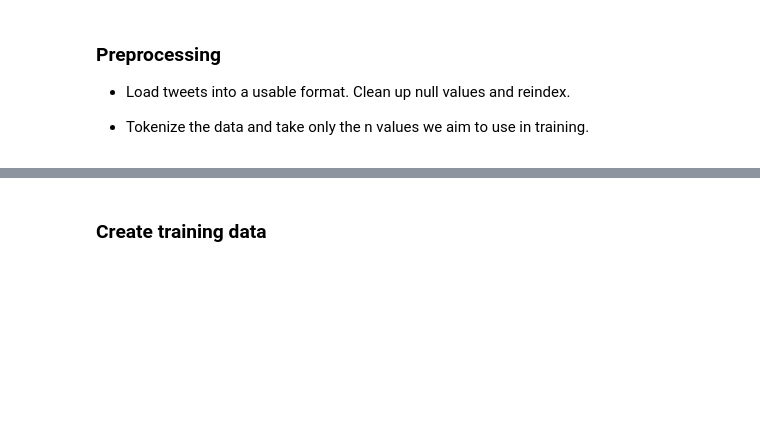
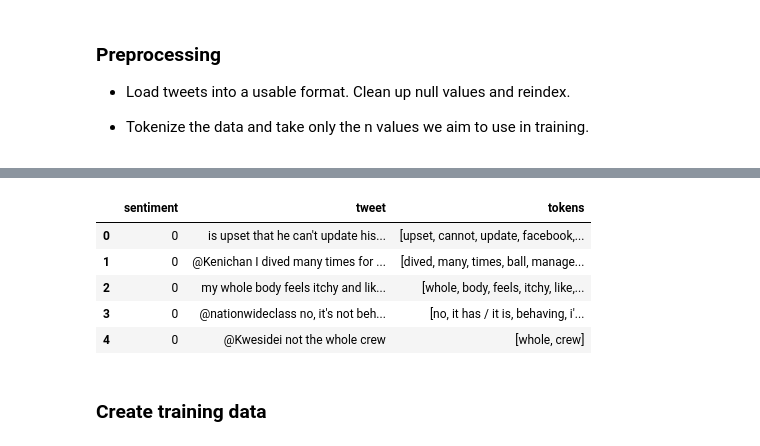
Before and after one commit to malits/sonar, a Jupyter notebook: notebooks/sentiment_analysis.ipynb, the cells around one changed output, grey strips where cells are left out. Saved outputs shown, nothing was run; the diff lists cells and outputs as text; code cells hidden in the pictures; blank space fills up the shorter version.

```diff
--- a/notebooks/sentiment_analysis.ipynb
+++ b/notebooks/sentiment_analysis.ipynb
@@ -224,3 +231,12 @@ See the caveats in the documentation: http://pandas.pydata.org/pandas-docs/stabl
+# %%
+processed.head(5)
+# %% [output]
+|  | sentiment | tweet | tokens |
+| 0 | 0 | is upset that he can't update his... | [upset, cannot, update, facebook,... |
+| 1 | 0 | @Kenichan I dived many times for ... | [dived, many, times, ball, manage... |
+| 2 | 0 | my whole body feels itchy and lik... | [whole, body, feels, itchy, like,... |
+| 3 | 0 | @nationwideclass no, it's not beh... | [no, it has / it is, behaving, i'... |
+| 4 | 0 | @Kwesidei not the whole crew | [whole, crew] |
 # %% [markdown]
 ### Create training data
 # %% [markdown]
```
Also changed, not shown: parts of 19 cells of this notebook, 4 other files.
